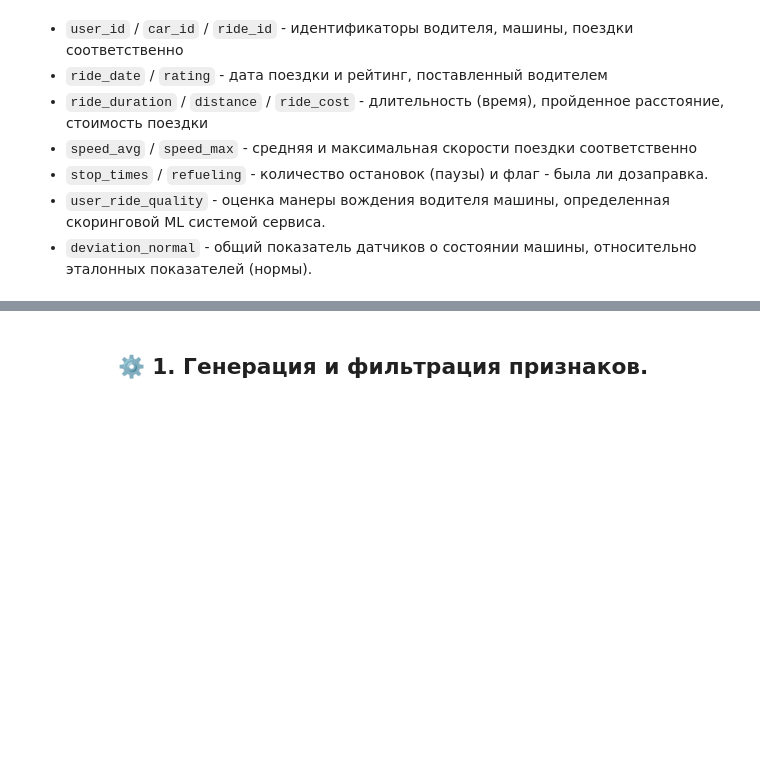
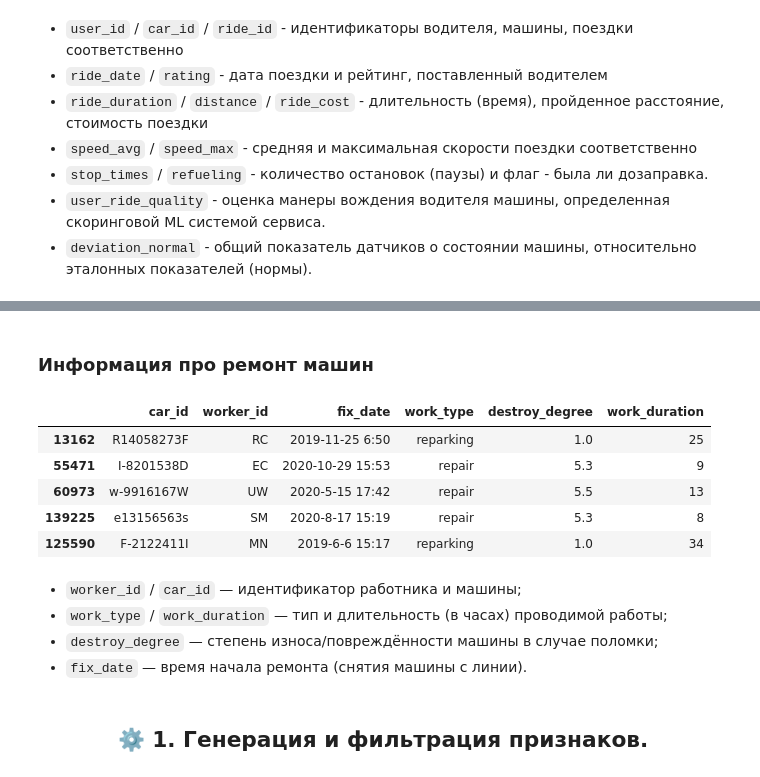
Before and after one commit to a-milenkin/MIPT_CDS, a Jupyter notebook: mipt_cds.ipynb, the cells around one changed output, grey strips where cells are left out. Drawn from its saved outputs; the diff is of its cells as text; code cells hidden in the pictures; blank space fills up the shorter version.

```diff
--- a/mipt_cds.ipynb
+++ b/mipt_cds.ipynb
@@ -80,3 +100,20 @@ rides_info.head()
+# %% [markdown]
+### Информация про ремонт машин
+# %%
+fix_info = pd.read_csv('https://raw.githubusercontent.com/a-milenkin/Competitive_Data_Science/main/data/fix_info.csv')
+fix_info.sample(5)
+# %% [output]
+|  | car_id | worker_id | fix_date | work_type | destroy_degree | work_duration |
+| 13162 | R14058273F | RC | 2019-11-25 6:50 | reparking | 1.0 | 25 |
+| 55471 | I-8201538D | EC | 2020-10-29 15:53 | repair | 5.3 | 9 |
+| 60973 | w-9916167W | UW | 2020-5-15 17:42 | repair | 5.5 | 13 |
+| 139225 | e13156563s | SM | 2020-8-17 15:19 | repair | 5.3 | 8 |
+| 125590 | F-2122411I | MN | 2019-6-6 15:17 | reparking | 1.0 | 34 |
+# %% [markdown]
+- `worker_id` / `car_id` — идентификатор работника и машины;
+- `work_type` / `work_duration` — тип и длительность (в часах) проводимой работы;
+- `destroy_degree` — степень износа/повреждённости машины в случае поломки;
+- `fix_date` — время начала ремонта (снятия машины с линии).
 # %% [markdown]
 ## <center id="part1">⚙️ 1. Генерация и фильтрация признаков.
 # %% [markdown]
```
Also changed, not shown: parts of 70 cells of this notebook, 42 other files.
